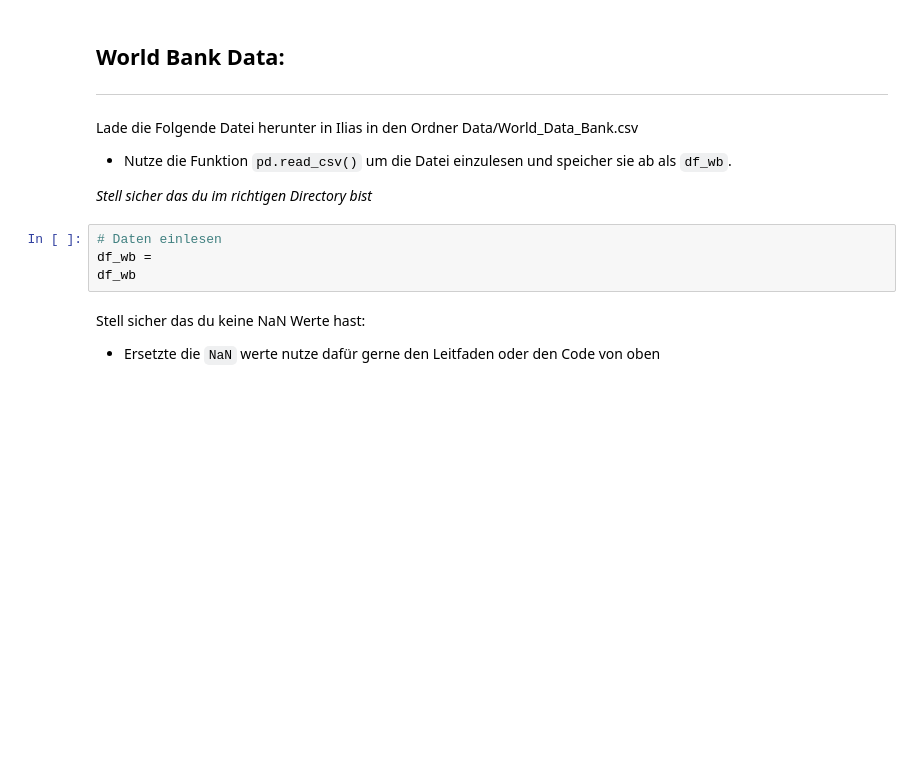
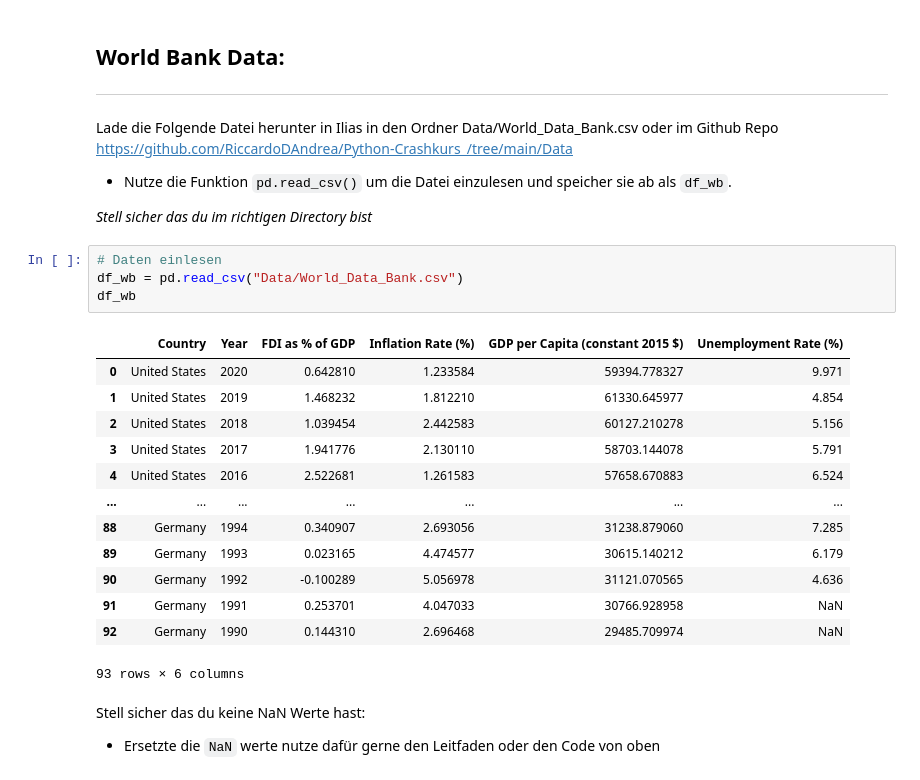
Before and after one commit to RiccardoDAndrea/Python-Crashkurs_, a Jupyter notebook: Aufgaben/L_Task_3_Python_packages.ipynb, the cells around one changed output. Saved outputs shown, nothing was run; the diff lists cells and outputs as text; blank space fills up the shorter version.

```diff
--- a/Aufgaben/L_Task_3_Python_packages.ipynb
+++ b/Aufgaben/L_Task_3_Python_packages.ipynb
@@ -266,14 +456,29 @@ Speichere das Ergebnis der gefilterten Daten in einer neuen Variablen.
 ---
 # %% [markdown]
 Lade die Folgende Datei herunter in Ilias in den Ordner Data/World_Data_Bank.csv
+oder im Github Repo https://github.com/RiccardoDAndrea/Python-Crashkurs_/tree/main/Data
 
 - Nutze die Funktion `pd.read_csv()` um die Datei einzulesen und speicher sie ab als `df_wb`.
 
 *Stell sicher das du im richtigen Directory bist*
 # %%
 # Daten einlesen
-df_wb =
+df_wb = pd.read_csv("Data/World_Data_Bank.csv")
 df_wb
+# %% [output]
+|  | Country | Year | FDI as % of GDP | Inflation Rate (%) | GDP per Capita (constant 2015 $) | Unemployment Rate (%) |
+| 0 | United States | 2020 | 0.642810 | 1.233584 | 59394.778327 | 9.971 |
+| 1 | United States | 2019 | 1.468232 | 1.812210 | 61330.645977 | 4.854 |
+| 2 | United States | 2018 | 1.039454 | 2.442583 | 60127.210278 | 5.156 |
+| 3 | United States | 2017 | 1.941776 | 2.130110 | 58703.144078 | 5.791 |
+| 4 | United States | 2016 | 2.522681 | 1.261583 | 57658.670883 | 6.524 |
+| ... | ... | ... | ... | ... | ... | ... |
+| 88 | Germany | 1994 | 0.340907 | 2.693056 | 31238.879060 | 7.285 |
+| 89 | Germany | 1993 | 0.023165 | 4.474577 | 30615.140212 | 6.179 |
+| 90 | Germany | 1992 | -0.100289 | 5.056978 | 31121.070565 | 4.636 |
+| 91 | Germany | 1991 | 0.253701 | 4.047033 | 30766.928958 | NaN |
+| 92 | Germany | 1990 | 0.144310 | 2.696468 | 29485.709974 | NaN |
+93 rows × 6 columns
 # %% [markdown]
 Stell sicher das du keine NaN Werte hast:
 - Ersetzte die `NaN` werte nutze dafür gerne den Leitfaden oder den Code von oben
```
Also changed, not shown: parts of 36 cells of this notebook.
